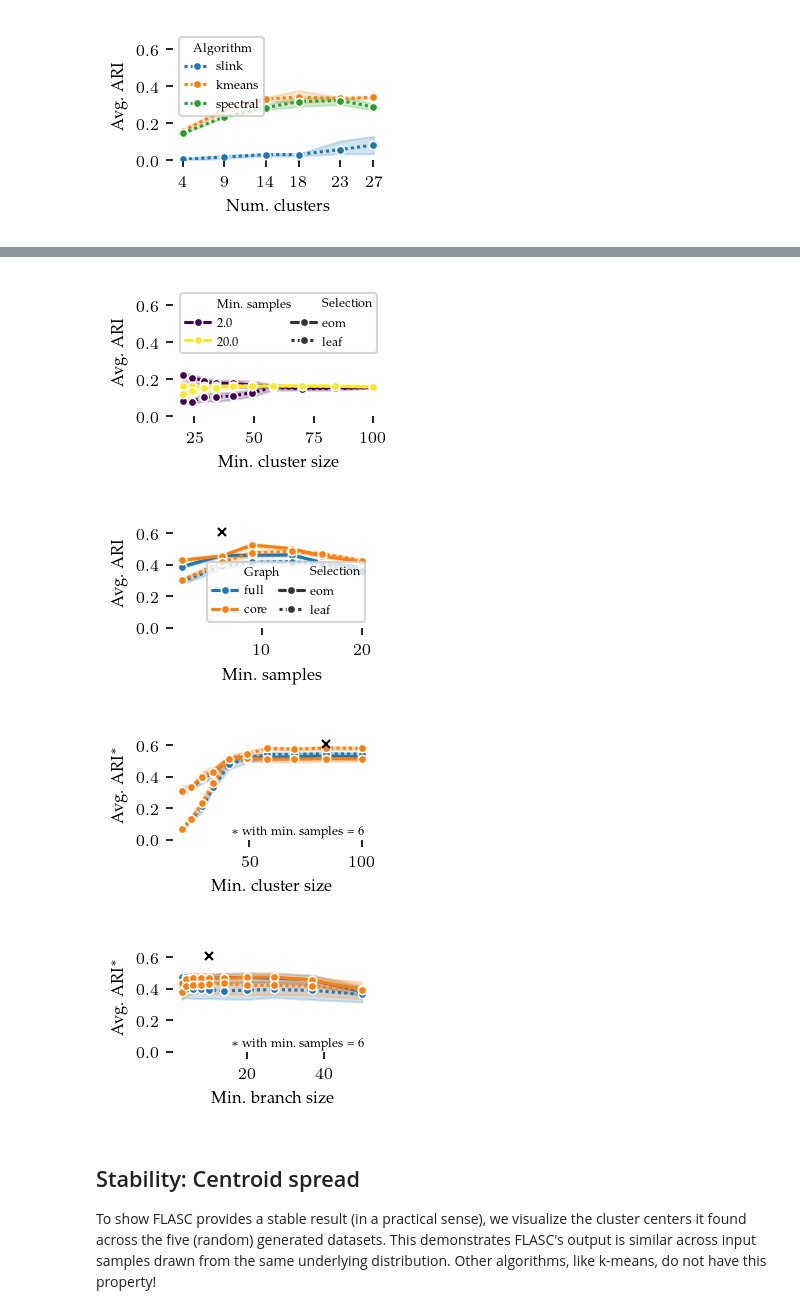
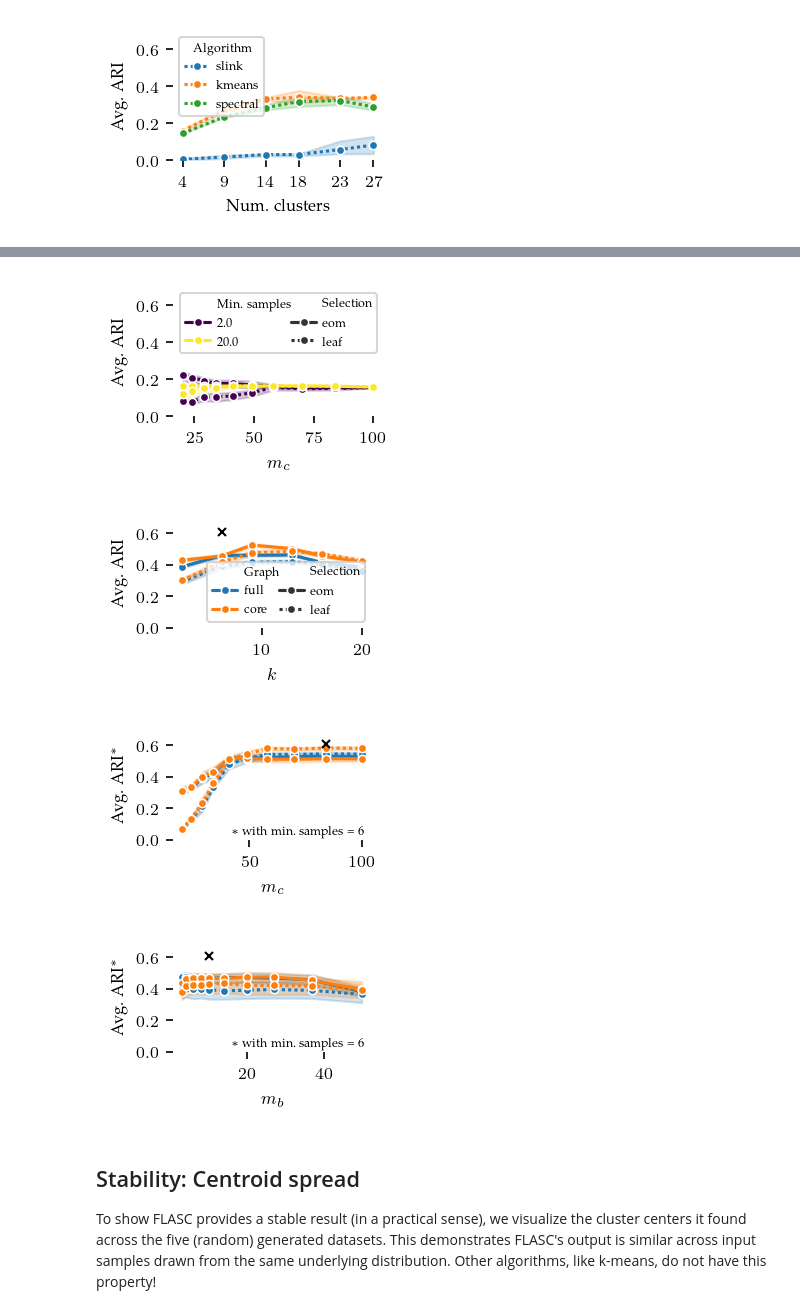
Before and after one commit to vda-lab/pyflasc, a Jupyter notebook: notebooks/Comparison_algorithms.ipynb, the cells around one changed output, grey strips where cells are left out. Drawn from its saved outputs; the diff is of its cells as text; code cells hidden in the pictures.

```diff
--- a/notebooks/Comparison_algorithms.ipynb
+++ b/notebooks/Comparison_algorithms.ipynb
@@ -419,13 +399,13 @@ sns.lineplot(
     palette="viridis",
 )
 legend = plt.legend(ncols=2, columnspacing=0, handlelength=2, handletextpad=0.5)
-plt.xlabel("Min. cluster size")
+plt.xlabel("$m_c$")
 plt.ylabel("Avg. ARI")
 plt.yticks([0, 0.2, 0.4, 0.6])
 plt.ylim(0, 0.7)
 plt.show()
 # %% [output]
-[figure, old version]
+[figure, new version]
 # %%
 sized_fig(0.33)
 sns.lineplot(
@@ -452,7 +432,7 @@ legend = plt.legend(
 )
 adjust_legend_subtitles(legend)
 # plt.title("FLASC")
-plt.xlabel("Min. samples")
+plt.xlabel("$k$")
 plt.ylabel("Avg. ARI")
 plt.yticks([0, 0.2, 0.4, 0.6])
 plt.ylim(0, 0.7)
@@ -460,7 +440,7 @@ plt.subplots_adjust(top=1, right=0.97, bottom=0.34, left=0.24)
 plt.savefig('images/star_flasc_min_samples.pdf', pad_inches=0)
 plt.show()
 # %% [output]
-[figure, old version]
+[figure, new version]
 # %%
 sized_fig(0.33)
 sns.lineplot(
@@ -472,35 +452,35 @@ sns.lineplot(
     ),
     style="Selection",
     dashes=["", (1, 1)],
     marker="o",
     markersize=4,
     # errorbar=("sd", 1),
     x="min_cluster_size",
     y="ari",
     hue="Graph",
     palette="tab10",
     legend=False,
 )
 plt.plot(best.min_cluster_size, best.ari, "x", color="black", markersize=4)
 adjust_legend_subtitles(legend)
-plt.xlabel("Min. cluster size")
+plt.xlabel("$m_c$")
 plt.ylabel("Avg. ARI$^*$")
 plt.text(
     0.95,
     0.35,
     "$*$ with min. samples = 6",
     fontsize=6,
     ha="right",
     va="bottom",
     transform=plt.gcf().transFigure,
 )
 plt.yticks([0, 0.2, 0.4, 0.6])
 plt.ylim(0, 0.7)
 plt.subplots_adjust(top=1, right=0.97, bottom=0.34, left=0.24)
 plt.savefig('images/star_flasc_min_cluster_size.pdf', pad_inches=0)
 plt.show()
 # %% [output]
-[figure, old version]
+[figure, new version]
 # %%
 sized_fig(0.33)
 sns.lineplot(
@@ -523,7 +503,7 @@ sns.lineplot(
 )
 plt.plot(best.min_branch_size, best.ari, "x", color="black", markersize=4)
 adjust_legend_subtitles(legend)
-plt.xlabel("Min. branch size")
+plt.xlabel("$m_b$")
 plt.ylabel("Avg. ARI$^*$")
 plt.text(
     0.95,
@@ -540,7 +520,7 @@ plt.subplots_adjust(top=1, right=0.97, bottom=0.34, left=0.24)
 plt.savefig('images/star_flasc_min_branch_size.pdf', pad_inches=0)
 plt.show()
 # %% [output]
-[figure, old version]
+[figure, new version]
 # %% [markdown]
 ## Stability: Centroid spread
 
```
Also changed, not shown: parts of 3 cells of this notebook, 10 other files.
